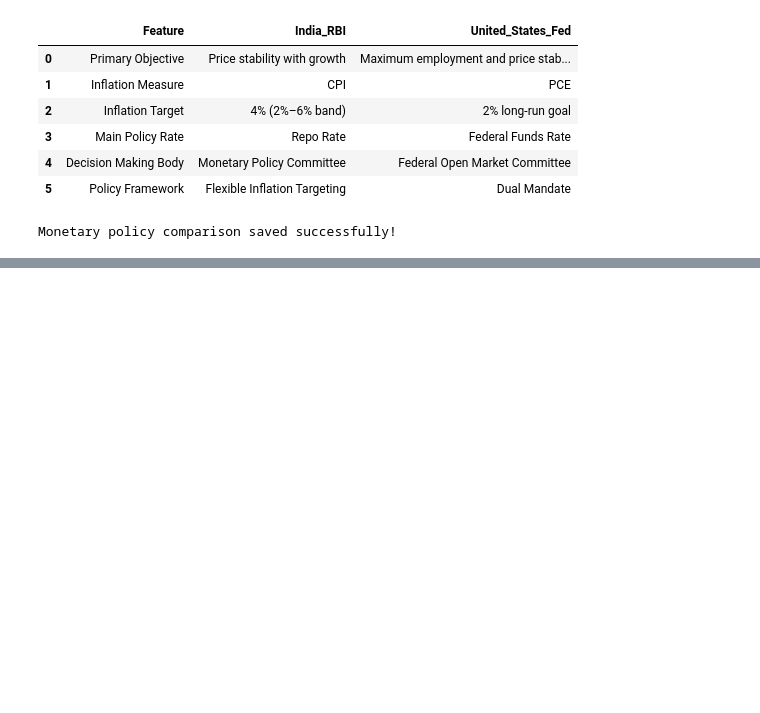
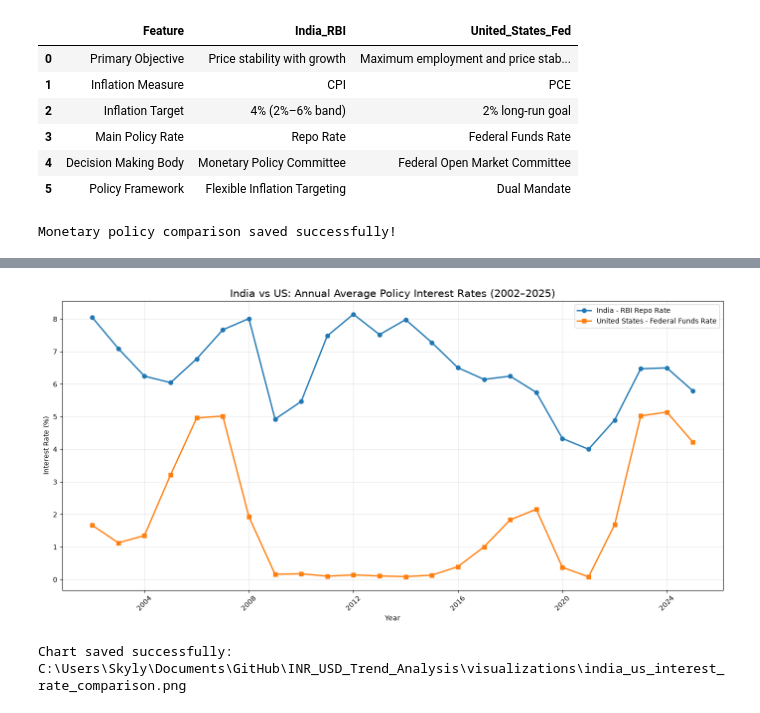
Before and after one commit to sravyajasthi/INR_USD_Trend_Analysis, a Jupyter notebook: notebooks/04_India_US_Comparison.ipynb, the cells around one changed output, grey strips where cells are left out. Drawn from its saved outputs; the diff is of its cells as text; code cells hidden in the pictures; blank space fills up the shorter version.

```diff
--- a/notebooks/04_India_US_Comparison.ipynb
+++ b/notebooks/04_India_US_Comparison.ipynb
@@ -350,0 +608,12 @@ sarima_actual_vs_predicted.png
+# %%
+import pandas as pd
+from pathlib import Path
+
+project_dir = Path(r"C:\Users\Skyly\Documents\GitHub\INR_USD_Trend_Analysis")
+
+file_path = project_dir / "data" / "raw" / "Major Monetary Policy Rates and Reserve Requirements - Bank Rate, LAF (Repo, Reverse Repo, SDF and MSF) Rates, CRR & SLR.xlsx"
+
+rbi_raw = pd.read_excel(file_path, header=None)
+
+print("Dataset shape:", rbi_raw.shape)
+display(rbi_raw.head(12))
@@ -350,0 +635,45 @@ sarima_actual_vs_predicted.png
+# %%
+# India vs US Interest Rate Comparison
+
+plt.figure(figsize=(14, 7))
+
+plt.plot(
+    comparison_annual["Year"],
+    comparison_annual["India_Repo_Rate"],
+    marker="o",
+    linewidth=2,
+    label="India - RBI Repo Rate"
+)
+
+plt.plot(
+    comparison_annual["Year"],
+    comparison_annual["US_Federal_Funds_Rate"],
+    marker="s",
+    linewidth=2,
+    label="United States - Federal Funds Rate"
+)
+
+plt.title(
+    "India vs US: Annual Average Policy Interest Rates (2002–2025)",
+    fontsize=15
+)
+
+plt.xlabel("Year")
+plt.ylabel("Interest Rate (%)")
+plt.legend()
+plt.grid(True, alpha=0.3)
+plt.xticks(rotation=45)
+plt.tight_layout()
+
+output_path = (
+    project_dir / "visualizations" /
+    "india_us_interest_rate_comparison.png"
+)
+
+plt.savefig(output_path, dpi=300, bbox_inches="tight")
+plt.show()
+
+print("Chart saved successfully:", output_path)
+# %% [output]
+[figure, added]
+Chart saved successfully: C:\Users\Skyly\Documents\GitHub\INR_USD_Trend_Analysis\visualizations\india_us_interest_rate_comparison.png
```
Also changed, not shown: parts of 16 cells of this notebook, 9 other files.
